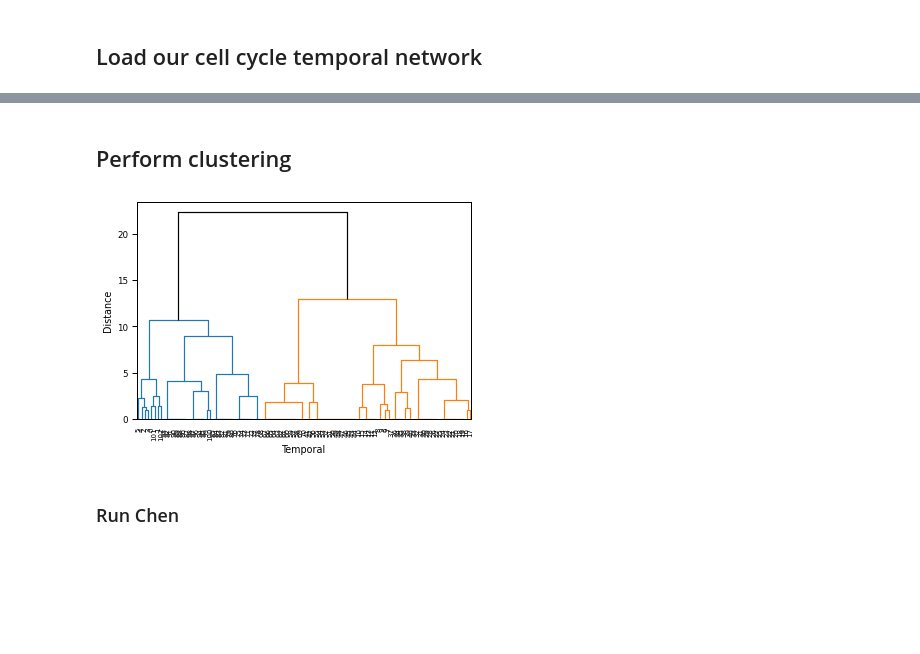
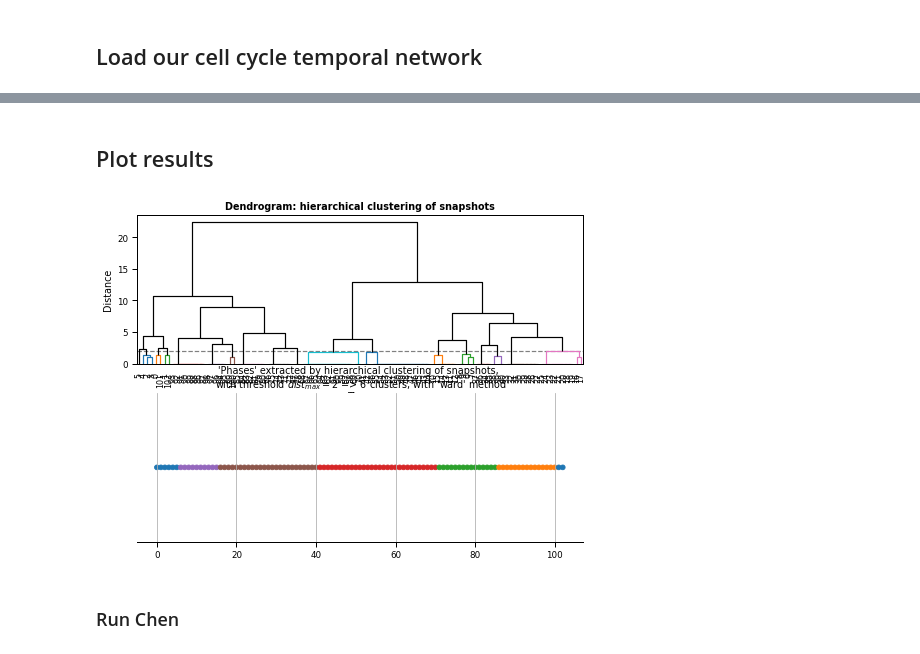
Before and after one commit to OzYossarian/CellCyclePhases, a Jupyter notebook: cell_cycle_phases_from_temporal_protein_network.ipynb, the cells around one changed output, grey strips where cells are left out. Drawn from its saved outputs; the diff is of its cells as text; code cells hidden in the pictures; blank space fills up the shorter version.

```diff
--- a/cell_cycle_phases_from_temporal_protein_network.ipynb
+++ b/cell_cycle_phases_from_temporal_protein_network.ipynb
@@ -28,3 +20,8 @@ from sklearn.cluster import KMeans
+# %%
+distance_type = 'euclidean'
+method = 'ward'
+max_distance = 2
+max_clusters = 6
 # %% [markdown]
 ## Load our cell cycle temporal network
 # %%
@@ -48,12 +30,33 @@ temporal_network = temporal_networks.temporal_network_from_file(data_filepath, "
-# %% [markdown]
-## Perform clustering
-# %%
-clustering.configure_colour_map()
-fig, ax = plt.subplots()
-clustering.plot_dendrogram(temporal_network, 'euclidean', 'ward', ax)
-plt.show()
-# %% [output]
-[figure, removed]
+# %% [markdown]
+## Plot results
+# %%
+clusters = clustering.linkage(temporal_network, distance_type, method)
+drawing.configure_colour_map()
+fig, (ax1, ax2) = plt.subplots(2, figsize=(8, 6))
+# fig, (ax1, ax2, ax3) = plt.subplots(3, figsize=(8, 6))
+
+# Plot clustering
+dendrogram_title = 'Dendrogram: hierarchical clustering of snapshots'
+drawing.plot_dendrogram_from_clusters(clusters, ax=ax1, max_distance=max_distance, title=dendrogram_title)
+
+# Plot scatter graph of phases
+flat_clusters = sch.fcluster(clusters, max_clusters, criterion='maxclust')
+number_of_clusters = len(set(flat_clusters))
+scatter_graph_title = \
+    f"'Phases' extracted by hierarchical clustering of snapshots, \n " \
+    f"with threshold $dist_{{max}} = {max_distance}$ => {number_of_clusters} clusters, " \
+    f"with '{method}' method"
+times = np.array(list(set(temporal_network.network.t))) # todo: deal with times in tnet, must be over 100
+drawing.plot_scatter_of_phases_from_flat_clusters(
+    flat_clusters,
+    times,
+    number_of_colours=10,
+    ax=ax2,
+    title=scatter_graph_title)
+
+plt.show()
+# %% [output]
+[figure, added]
 # %% [markdown]
 ### Run Chen
 # %%
```
Also changed, not shown: parts of 8 cells of this notebook, 4 other files.
